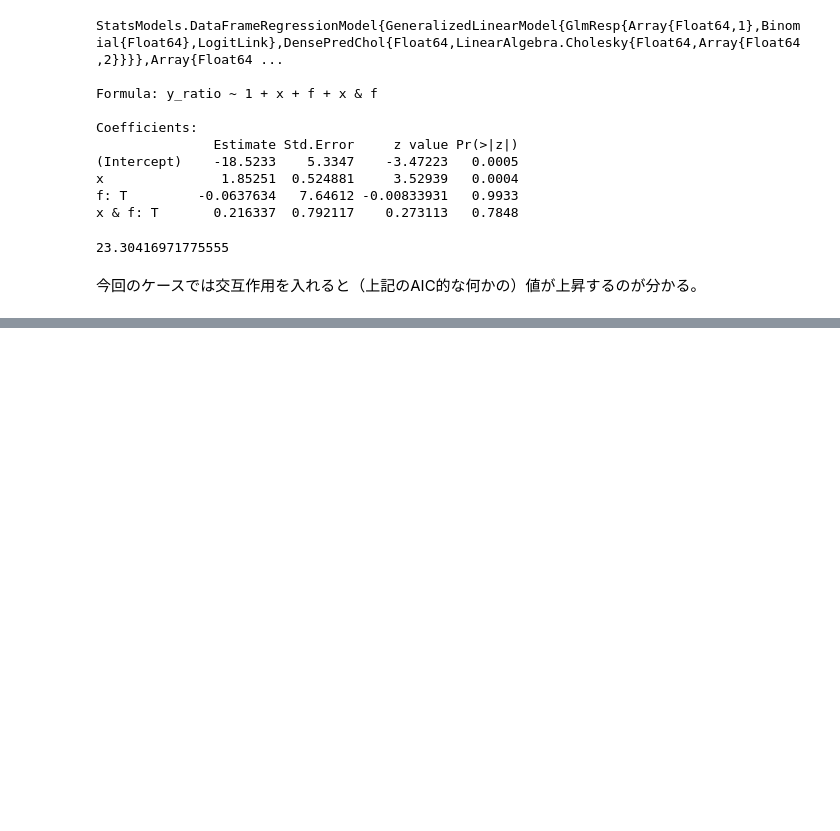
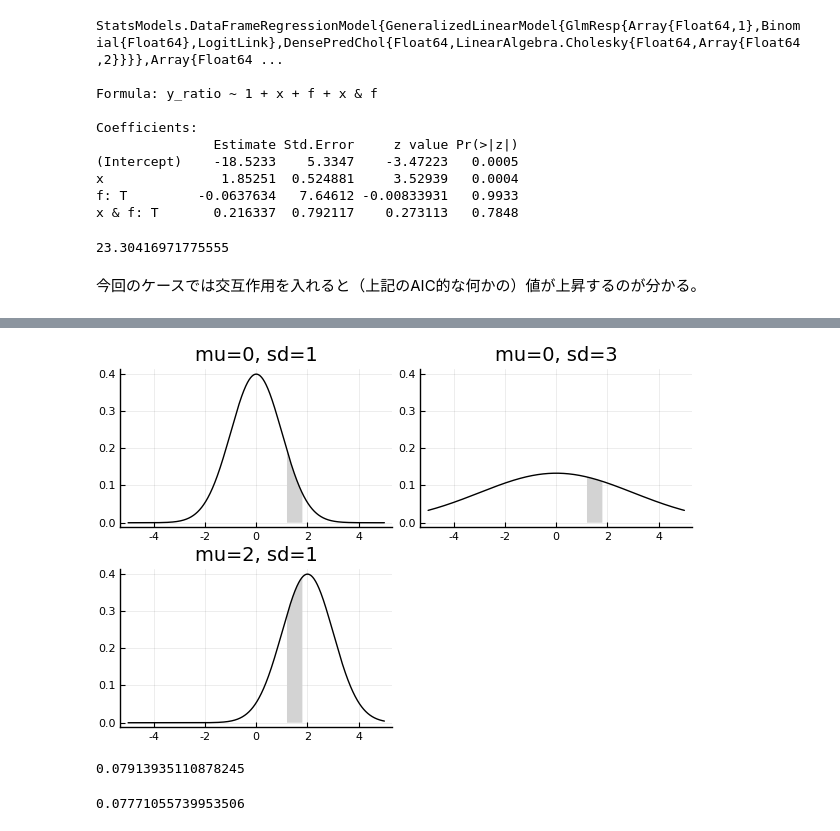
Before and after one commit to JikanBae/kubo-midoribon-julia, a Jupyter notebook: ch6.ipynb, the cells around one changed output, grey strips where cells are left out. Saved outputs shown, nothing was run; the diff lists cells and outputs as text; code cells hidden in the pictures; blank space fills up the shorter version.

```diff
--- a/ch6.ipynb
+++ b/ch6.ipynb
@@ -273,0 +335,22 @@ println(deviance(fit_all) + 2*dof(fit_all))
+# %%
+y = range(-5, stop=5, step=0.01)
+y1 = range(1.2, stop=1.8, step=0.01)
+plot(y1, pdf.(Normal(0, 1), y1), legend=false, layout=3, fill=true, line=false, fillcolor=:lightgrey, subplot=1)
+plot!(y, pdf.(Normal(0, 1), y), subplot=1, linecolor=:black, title="mu=0, sd=1", ylim=[0, 0.4])
+
+plot!(y1, pdf.(Normal(0, 3), y1), legend=false, fill=true, line=false, fillcolor=:lightgrey, subplot=2)
+plot!(y, pdf.(Normal(0, 3), y), linecolor=:black, subplot=2, title="mu=0, sd=3", ylim=[0, 0.4])
+
+plot!(y1, pdf.(Normal(2, 1), y1), legend=false, fill=true, line=false, fillcolor=:lightgrey, subplot=3)
+plot!(y, pdf.(Normal(2, 1), y), linecolor=:black, subplot=3, title="mu=2, sd=1", ylim=[0, 0.4])
+# %% [output]
+[figure, added]
+# %%
+cdf(Normal(0, 1), 1.8) - cdf(Normal(0, 1), 1.2)
+# %% [output]
+0.07913935110878245
+# %%
+# 長方形として粗く近似
+pdf(Normal(0, 1), (1.8+1.2)/2) * (1.8 - 1.2)
+# %% [output]
+0.07771055739953506
```
Also changed, not shown: parts of 11 cells of this notebook, 1 other file.
